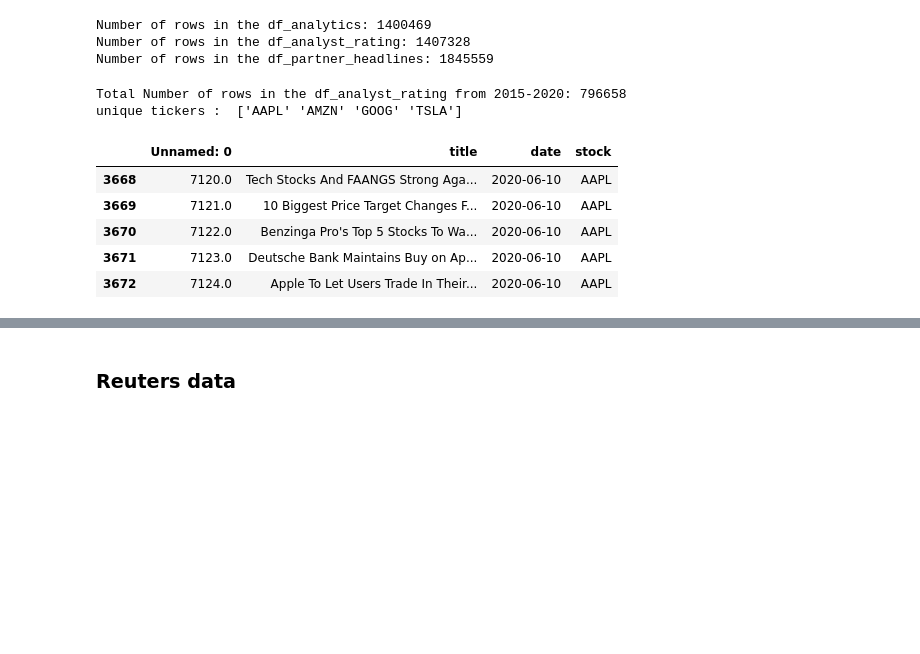
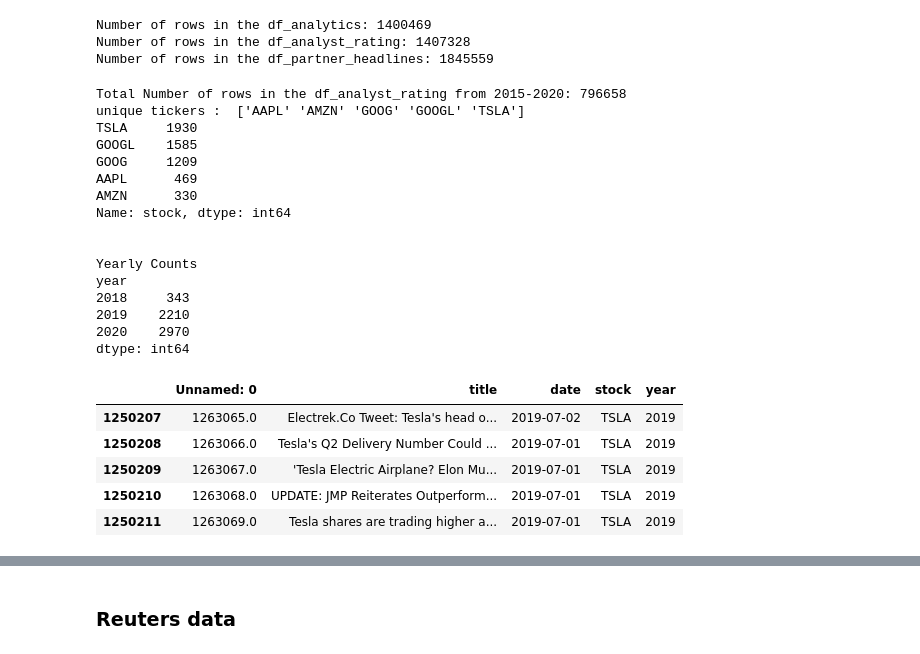
Before and after one commit to sohamthirty/Stock-Price-Prediction-with-Sentiment-Analysis, a Jupyter notebook: Financial_news.ipynb, the cells around one changed output, grey strips where cells are left out. Saved outputs shown, nothing was run; the diff lists cells and outputs as text; code cells hidden in the pictures; blank space fills up the shorter version.

```diff
--- a/Financial_news.ipynb
+++ b/Financial_news.ipynb
@@ -42,21 +44,41 @@ df_partner_headlines = filter_dataframe(df_partner_headlines)
 def get_statistics(df):
   num_rows = len(df)
   print("Total Number of rows in the df_analyst_rating from 2015-2020:", num_rows)
-  categories_to_check = ['AAPL', 'GOOG', 'AMZN', 'MSFT','TSLA']
+  categories_to_check = ['AAPL', 'GOOG','GOOGL', 'AMZN', 'MSFT','TSLA']
   filtered_df = df[df['stock'].isin(categories_to_check)]
   print("unique tickers : ", filtered_df['stock'].unique())
+  print(filtered_df["stock"].value_counts())
+  filtered_df['year'] = pd.DatetimeIndex(filtered_df['date']).year
+  yearly_counts = filtered_df.groupby('year').size()
+  print("\n")
+  print("Yearly Counts")
+  print(yearly_counts)
   return filtered_df
 # %%
 filtered_analytics  = get_statistics(df_analytics)
-filtered_analytics.head()
+filtered_analytics.tail()
 # %% [output]
 Total Number of rows in the df_analyst_rating from 2015-2020: 796658
-unique tickers :  ['AAPL' 'AMZN' 'GOOG' 'TSLA']
+unique tickers :  ['AAPL' 'AMZN' 'GOOG' 'GOOGL' 'TSLA']
+TSLA     1930
+GOOGL    1585
+GOOG     1209
+AAPL      469
+AMZN      330
+Name: stock, dtype: int64
+
+
+Yearly Counts
+year
+2018     343
+2019    2210
+2020    2970
+dtype: int64
-|  | Unnamed: 0 | title | date | stock |
-| 3668 | 7120.0 | Tech Stocks And FAANGS Strong Aga... | 2020-06-10 | AAPL |
-| 3669 | 7121.0 | 10 Biggest Price Target Changes F... | 2020-06-10 | AAPL |
-| 3670 | 7122.0 | Benzinga Pro's Top 5 Stocks To Wa... | 2020-06-10 | AAPL |
-| 3671 | 7123.0 | Deutsche Bank Maintains Buy on Ap... | 2020-06-10 | AAPL |
-| 3672 | 7124.0 | Apple To Let Users Trade In Their... | 2020-06-10 | AAPL |
+|  | Unnamed: 0 | title | date | stock | year |
+| 1250207 | 1263065.0 | Electrek.Co Tweet: Tesla's head o... | 2019-07-02 | TSLA | 2019 |
+| 1250208 | 1263066.0 | Tesla's Q2 Delivery Number Could ... | 2019-07-01 | TSLA | 2019 |
+| 1250209 | 1263067.0 | 'Tesla Electric Airplane? Elon Mu... | 2019-07-01 | TSLA | 2019 |
+| 1250210 | 1263068.0 | UPDATE: JMP Reiterates Outperform... | 2019-07-01 | TSLA | 2019 |
+| 1250211 | 1263069.0 | Tesla shares are trading higher a... | 2019-07-01 | TSLA | 2019 |
 # %%
 filtered_ratings = get_statistics(df_analyst_rating)
```
Also changed, not shown: parts of 3 cells of this notebook.
